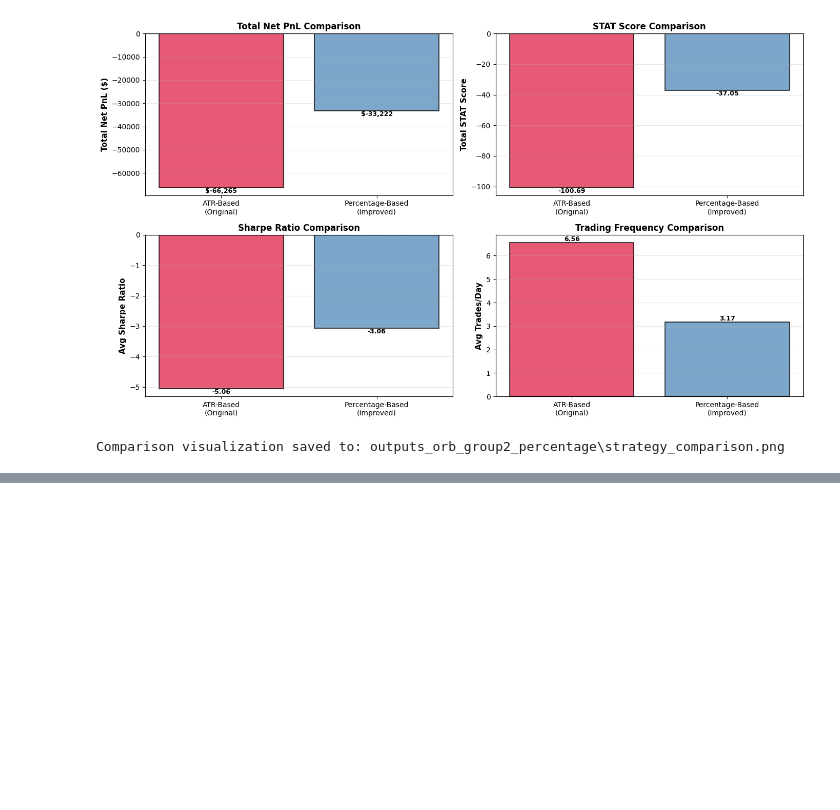
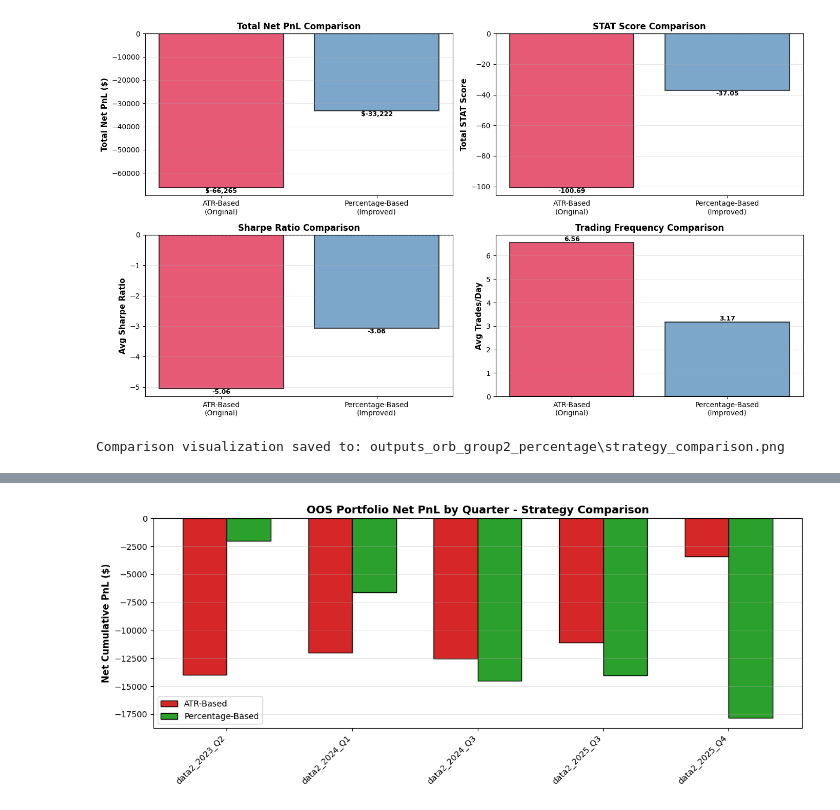
Before and after one commit to wynalazior/HFD-Final-Project, a Jupyter notebook: Testing/Strategy1 - Group 2.ipynb, the cells around one changed output, grey strips where cells are left out. Cells and saved outputs as stored; diff of their text form; code cells hidden in the pictures; blank space fills up the shorter version.

```diff
--- a/Testing/Strategy1 - Group2.ipynb
+++ b/Testing/Strategy1 - Group 2.ipynb
@@ -1546,0 +1806,76 @@ Comparison visualization saved to: outputs_orb_group2_percentage\strategy_compar
+# %%
+# Create consolidated OOS comparison (if files exist)
+try:
+    G2_ATR_SUMMARY = Path("outputs_orb_group2_oos_final/orb_oos_final_summary.csv")
+    G2_PCT_SUMMARY = Path("outputs_orb_group2_percentage_oos/orb_pct_oos_final_summary.csv")
+    OUT_DIR_COMP = Path("outputs_orb_group2_percentage_oos")
+    OUT_DIR_COMP.mkdir(exist_ok=True)
+
+    # Load summaries
+    s2_atr = pd.read_csv(G2_ATR_SUMMARY)
+    s2_atr_port = s2_atr[s2_atr["asset"] == "PORTFOLIO"].copy()
+    s2_atr_port["strategy"] = "ATR-Based"
+
+    s2_pct = pd.read_csv(G2_PCT_SUMMARY)
+    s2_pct_port = s2_pct[s2_pct["asset"] == "PORTFOLIO"].copy()
+    s2_pct_port["strategy"] = "Percentage-Based"
+
+    # Normalize columns to a common set
+    keep_cols = ["quarter", "strategy", "net_cumPnL", "netSR", "stat"]
+    combined = pd.concat([
+        s2_atr_port[keep_cols],
+        s2_pct_port[keep_cols]
+    ], ignore_index=True)
+
+    # Sort for consistent presentation
+    combined = combined.sort_values(["quarter", "strategy"]).reset_index(drop=True)
+    print("\nConsolidated OOS summary (portfolio-level):")
+    print(combined.to_string(index=False))
+
+    # Plot: Net cumulative PnL per quarter by strategy
+    quarters = sorted(combined["quarter"].unique())
+    strategies = combined["strategy"].unique().tolist()
+
+    fig, ax = plt.subplots(figsize=(12, 5))
+    width = 0.35
+    x = np.arange(len(quarters))
+    colors = {
+        "ATR-Based": "#d62728",
+        "Percentage-Based": "#2ca02c",
+    }
+
+    for i, strat in enumerate(strategies):
+        vals = [combined[(combined["quarter"] == q) & (combined["strategy"] == strat)]["net_cumPnL"].sum()
+                for q in quarters]
+        ax.bar(x + i*width, vals, width=width, label=strat,
+               color=colors.get(strat, None), edgecolor='black', linewidth=1.0)
+
+    ax.axhline(0, color='black', linestyle='--', alpha=0.5)
+    ax.set_xticks(x + width/2)
+    ax.set_xticklabels(quarters, rotation=45, ha='right')
+    ax.set_ylabel('Net Cumulative PnL ($)', fontsize=11, fontweight='bold')
+    ax.set_title('OOS Portfolio Net PnL by Quarter - Strategy Comparison', fontsize=13, fontweight='bold')
+    ax.legend(fontsize=10)
+    ax.grid(True, axis='y', alpha=0.3)
+    plt.tight_layout()
+    plt.savefig(OUT_DIR_COMP / "oos_netpnl_by_quarter.png", dpi=300, bbox_inches='tight')
+    plt.show()
+
+    print(f"\nVisualization saved to: {OUT_DIR_COMP / 'oos_netpnl_by_quarter.png'}")
+
+    # Create summary statistics table
+    summary_totals = combined.groupby("strategy").agg(
+        total_net_pnl=("net_cumPnL", "sum"),
+        avg_net_sr=("netSR", "mean"),
+        total_stat=("stat", "sum")
+    ).reset_index()
+
+    print("\n" + "="*80)
+    print("OOS STRATEGY COMPARISON SUMMARY")
+    print("="*80)
+    print(summary_totals.to_string(index=False))
+    print("="*80)
+
+except FileNotFoundError as e:
+    print(f"Note: OOS comparison files not found yet. Run full backtest first. Error: {e}")
+# %% [output]
@@ -1546,0 +1894 @@ Comparison visualization saved to: outputs_orb_group2_percentage\strategy_compar
+[figure, added]
```
Also changed, not shown: parts of 8 cells of this notebook, 37 other files.
